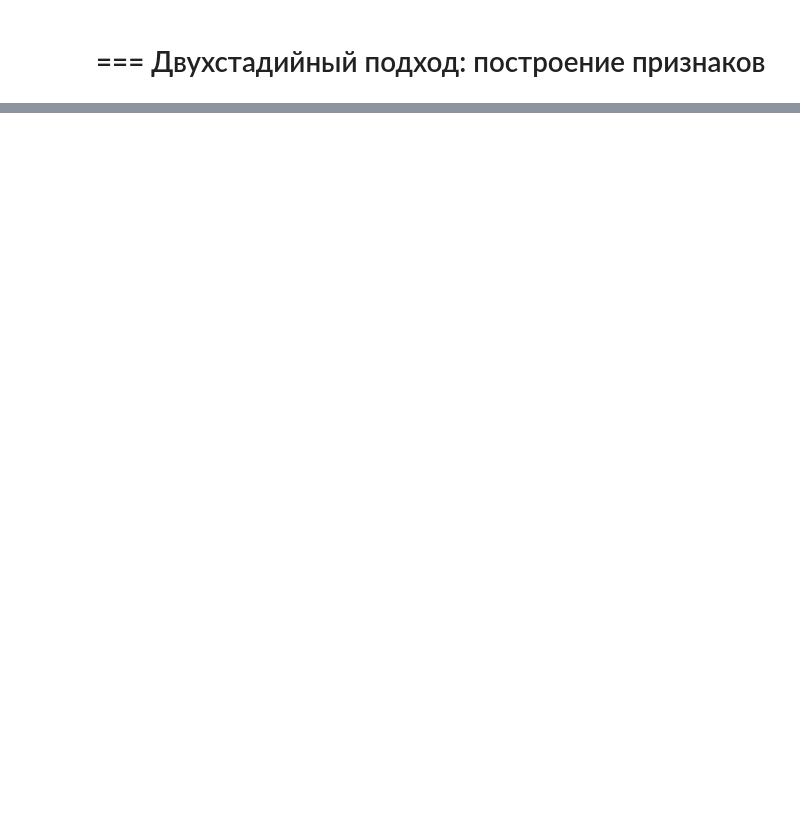
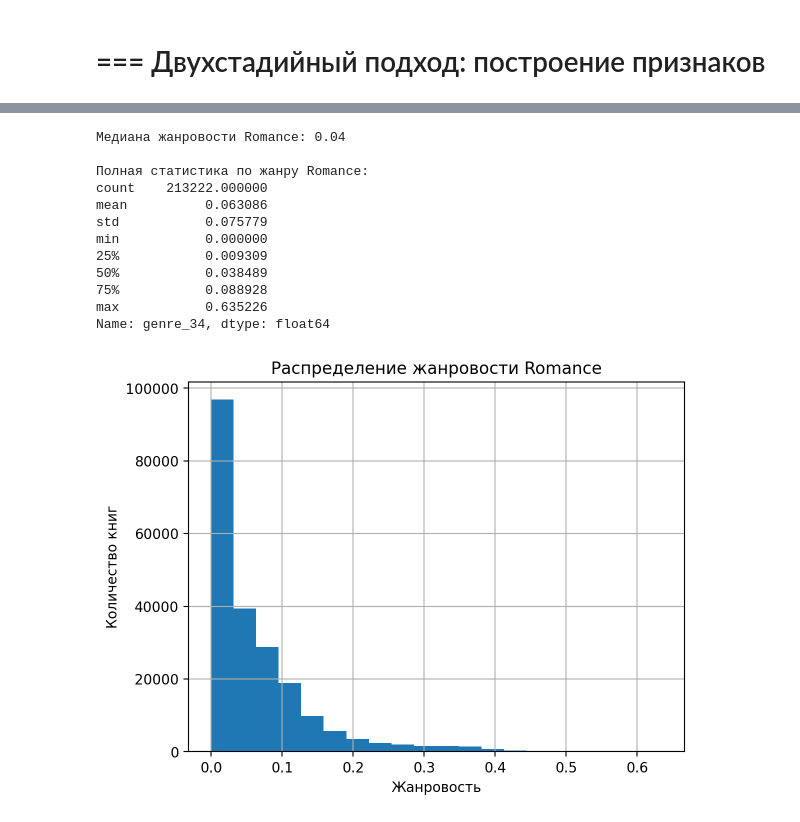
Before and after one commit to anyvol/mle-recsys-start, a Jupyter notebook: main_offline.ipynb, the cells around one changed output, grey strips where cells are left out. Saved outputs shown, nothing was run; the diff lists cells and outputs as text; code cells hidden in the pictures; blank space fills up the shorter version.

```diff
--- a/main_offline.ipynb
+++ b/main_offline.ipynb
@@ -725,0 +1107,19 @@ with pd.option_context("max_colwidth", 100):
+# %%
+# Сначала исправим дублирование признаков
+cols_to_keep = {
+    'reading_years': 'reading_years_x',
+    'books_read': 'books_read_x',
+    'rating_avg': 'rating_avg_x',
+    'rating_std': 'rating_std_x',
+    'books_per_year': 'books_per_year_x'
+}
+
+# Оставляем только нужные колонки
+candidates_for_train = candidates_for_train[['user_id', 'item_id', 'als_score', 'cnt_score', 'target', 'age', 'average_rating'] + list(cols_to_keep.values())]
+
+# Переименовываем колонки обратно
+candidates_for_train = candidates_for_train.rename(columns={v:k for k,v in cols_to_keep.items()})
+
+# Теперь вычисляем медиану
+median_books_read = candidates_for_train["books_read"].median()
+print(f"Медианное количество прочитанных книг в candidates_for_train: {median_books_read:.1f}")
@@ -725,0 +1201,41 @@ with pd.option_context("max_colwidth", 100):
+# %%
+# Находим ID жанра Romance
+romance_id = genres[genres['name'] == 'Romance'].index[0]
+romance_col = f"genre_{romance_id}"
+
+# Проверяем, что колонка существует
+if romance_col in candidates_for_train.columns:
+    # Вычисляем медиану
+    romance_median = candidates_for_train[romance_col].median()
+
+    # Дополнительная статистика
+    romance_stats = candidates_for_train[romance_col].describe()
+
+    print(f"Медиана жанровости Romance: {romance_median:.2f}")
+    print("\nПолная статистика по жанру Romance:")
+    print(romance_stats)
+
+    # Визуализация
+    import matplotlib.pyplot as plt
+    candidates_for_train[romance_col].hist(bins=20)
+    plt.title("Распределение жанровости Romance")
+    plt.xlabel("Жанровость")
+    plt.ylabel("Количество книг")
+    plt.show()
+else:
+    print(f"Колонка {romance_col} не найдена в данных. Доступные жанры:")
+    print([col for col in candidates_for_train.columns if col.startswith('genre_')])
+# %% [output]
+Медиана жанровости Romance: 0.04
+
+Полная статистика по жанру Romance:
+count    213222.000000
+mean          0.063086
+std           0.075779
+min           0.000000
+25%           0.009309
+50%           0.038489
+75%           0.088928
+max           0.635226
+Name: genre_34, dtype: float64
+[figure, added]
```
Also changed, not shown: parts of 25 cells of this notebook, 4 other files.
